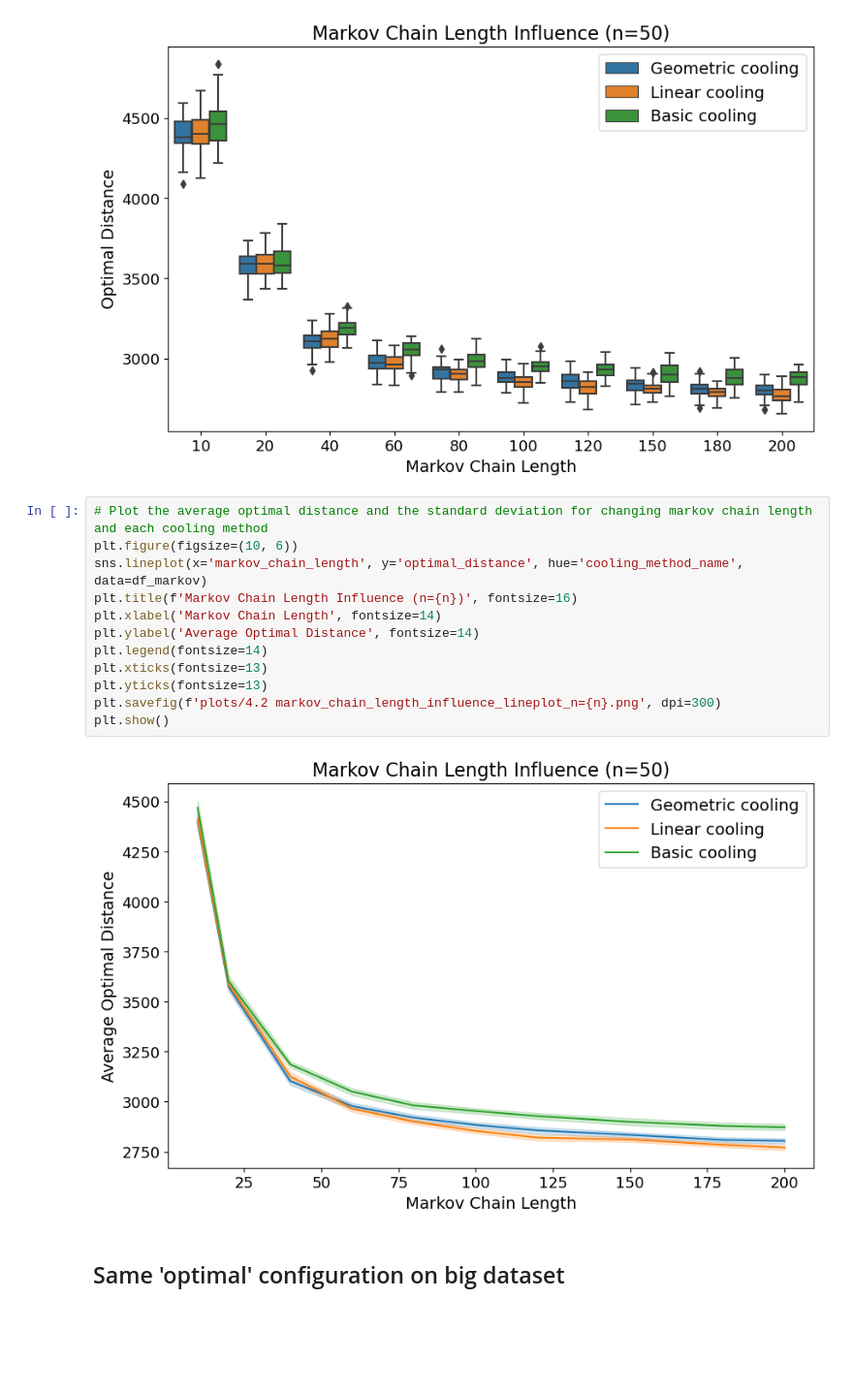
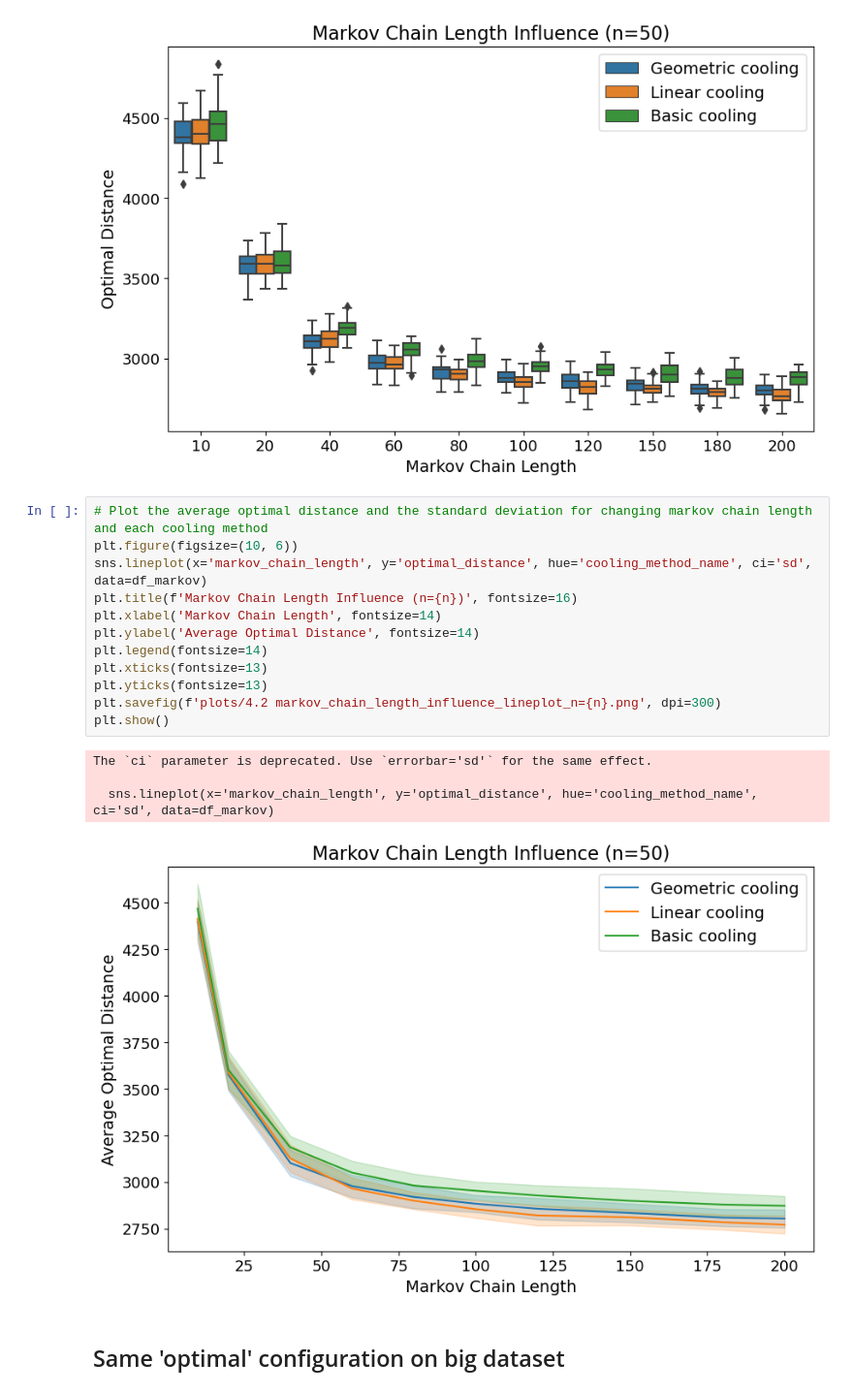
Before and after one commit to Ly-MX15/Stochasticsimulation_AS3, a Jupyter notebook: Assignment 3.ipynb, the cells around one changed output. Shown at 97% size. Cells and saved outputs as stored; diff of their text form; blank space fills up the shorter version.

Commit message:
Plot figures on how markov chain length influence optimal distance

```diff
--- a/Assignment 3.ipynb
+++ b/Assignment 3.ipynb
@@ -896,17 +896,20 @@ plt.show()
 # %%
 # Plot the average optimal distance and the standard deviation for changing markov chain length and each cooling method
 plt.figure(figsize=(10, 6))
-sns.lineplot(x='markov_chain_length', y='optimal_distance', hue='cooling_method_name', data=df_markov)
+sns.lineplot(x='markov_chain_length', y='optimal_distance', hue='cooling_method_name', ci='sd', data=df_markov)
 plt.title(f'Markov Chain Length Influence (n={n})', fontsize=16)
 plt.xlabel('Markov Chain Length', fontsize=14)
 plt.ylabel('Average Optimal Distance', fontsize=14)
 plt.legend(fontsize=14)
 plt.xticks(fontsize=13)
 plt.yticks(fontsize=13)
 plt.savefig(f'plots/4.2 markov_chain_length_influence_lineplot_n={n}.png', dpi=300)
 plt.show()
 # %% [output]
+The `ci` parameter is deprecated. Use `errorbar='sd'` for the same effect.
+
+  sns.lineplot(x='markov_chain_length', y='optimal_distance', hue='cooling_method_name', ci='sd', data=df_markov)
-[figure, old version]
+[figure, new version]
 # %% [markdown]
 ## Same 'optimal' configuration on big dataset
 # %%
```
Also changed, not shown: 3 other files.
